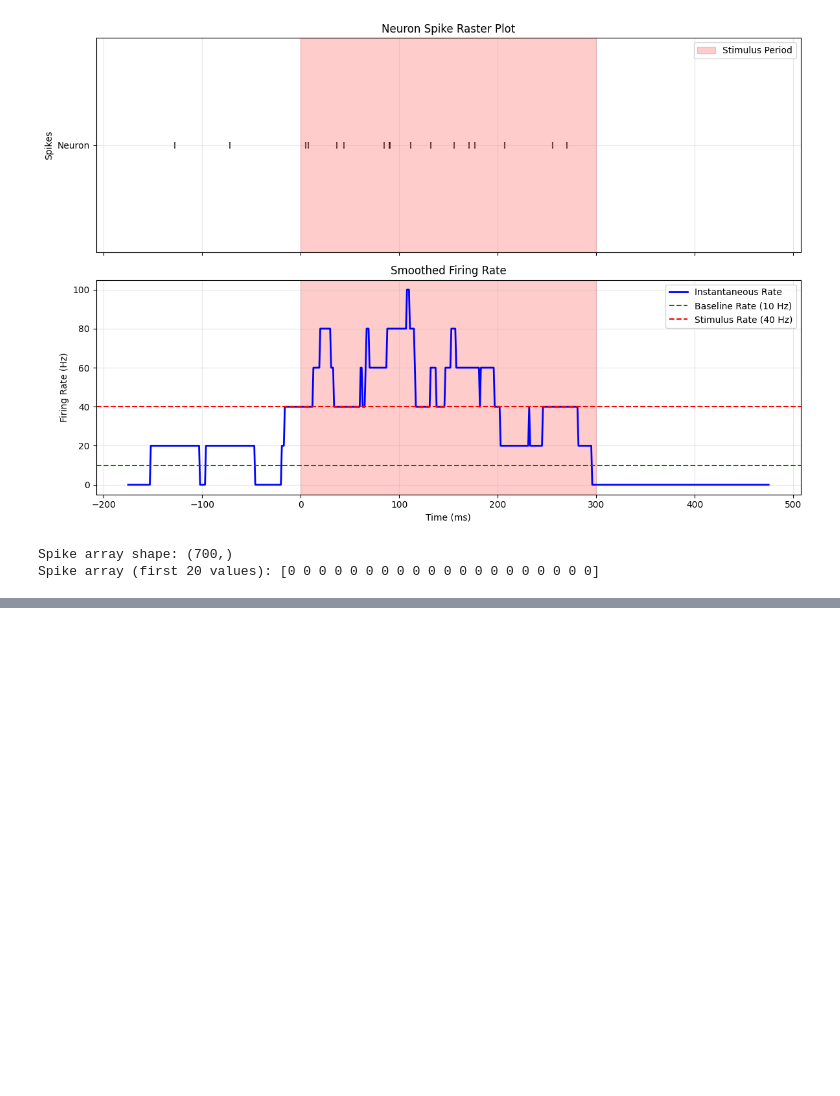
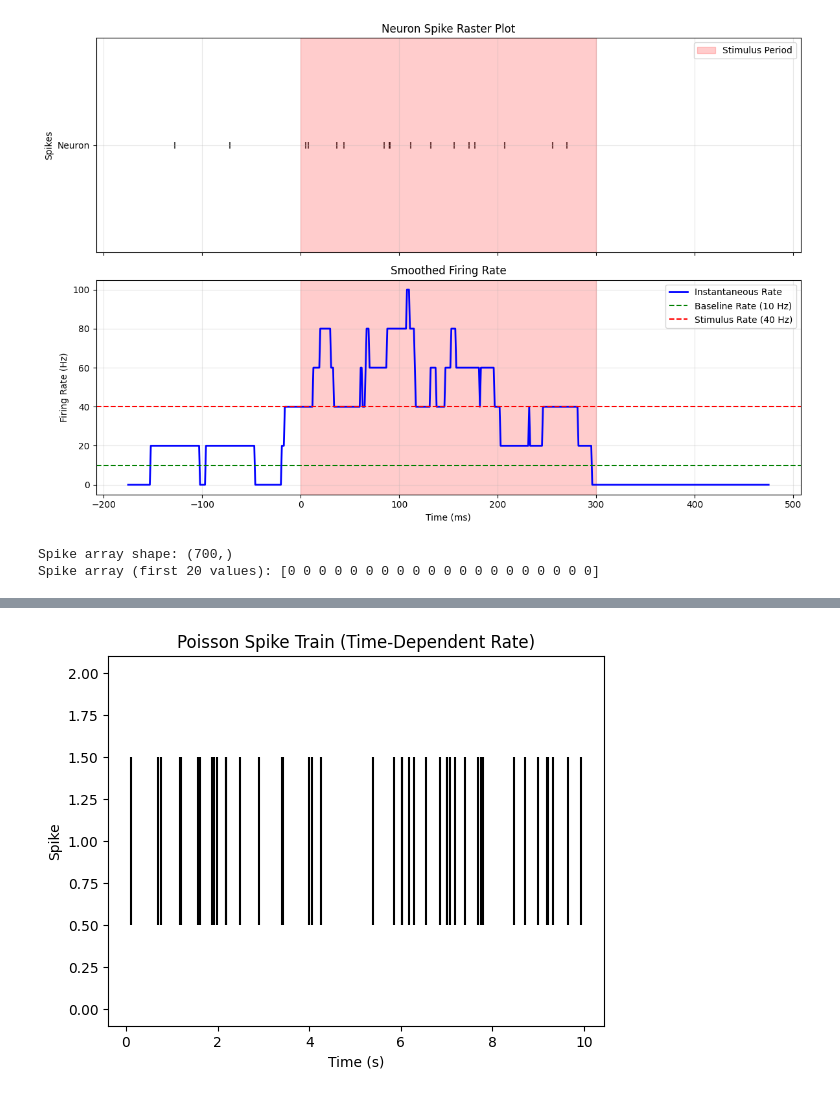
Before and after one commit to barrackHa/Population-Analysis, a Jupyter notebook: population_analysis.ipynb, the cells around one changed output, grey strips where cells are left out. Drawn from its saved outputs; the diff is of its cells as text; code cells hidden in the pictures; blank space fills up the shorter version.

```diff
--- a/population_analysis.ipynb
+++ b/population_analysis.ipynb
@@ -496,0 +536,42 @@ Spike array (first 20 values): [0 0 0 0 0 0 0 0 0 0 0 0 0 0 0 0 0 0 0 0]
+# %%
+import numpy as np
+import matplotlib.pyplot as plt
+
+def generate_inhomogeneous_poisson_spikes(rate_func, T, dt=0.001):
+    """
+    Generate spike times for a neuron with a time-dependent firing rate using an inhomogeneous Poisson process.
+
+    Parameters:
+    rate_func (function): Function that gives the firing rate at time t (spikes per second).
+    T (float): Total duration of the simulation (seconds).
+    dt (float): Time step for simulation (seconds).
+
+    Returns:
+    spike_times (list): List of spike times.
+    """
+    spike_times = []
+    t = 0
+
+    while t < T:
+        rate = r(t)
+        if rate * dt > np.random.rand():
+            spike_times.append(t)
+        t += dt
+
+    return spike_times
+
+# Example usage
+def r(t):
+    return 5 + 2 * np.sin(2 * np.pi * t / 5)  # Time-dependent rate function
+
+T = 10  # total duration in seconds
+spike_times = generate_inhomogeneous_poisson_spikes(r, T)
+
+# Plotting the spike train
+plt.eventplot(spike_times, orientation='horizontal', colors='black')
+plt.xlabel('Time (s)')
+plt.ylabel('Spike')
+plt.title('Poisson Spike Train (Time-Dependent Rate)')
+plt.show()
+# %% [output]
+[figure, added]
```
Also changed, not shown: parts of 5 cells of this notebook, 1 other file.
